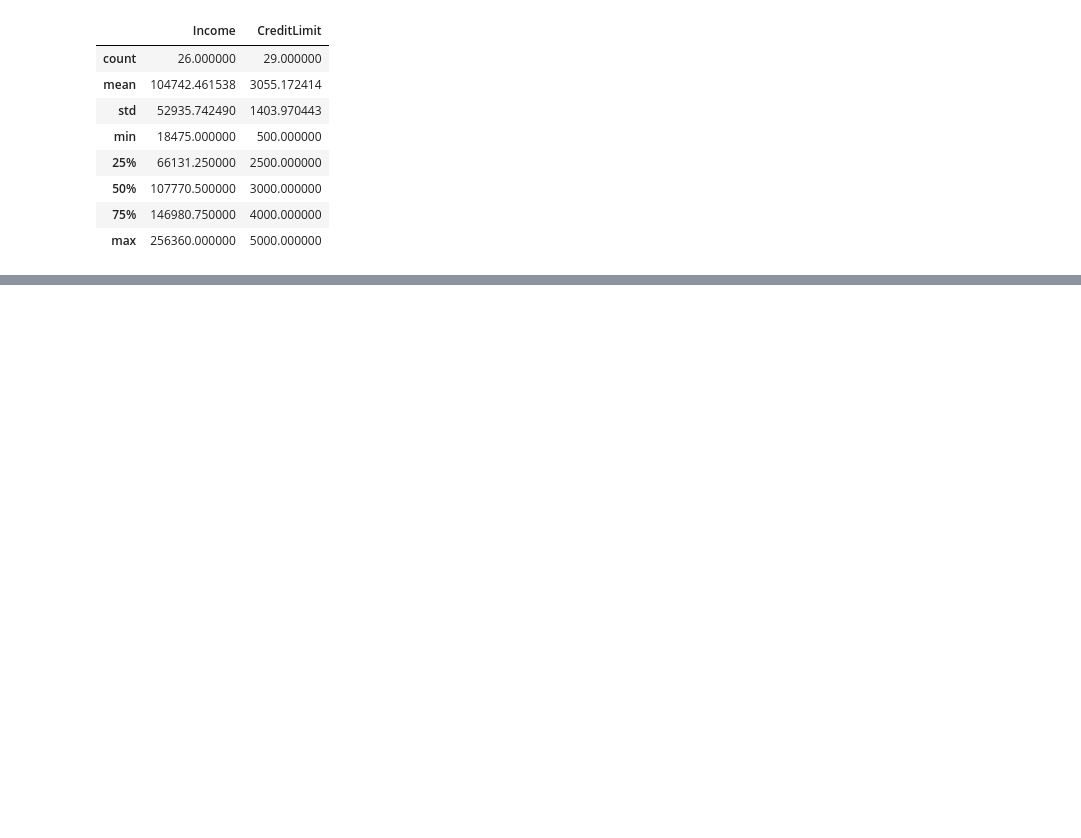
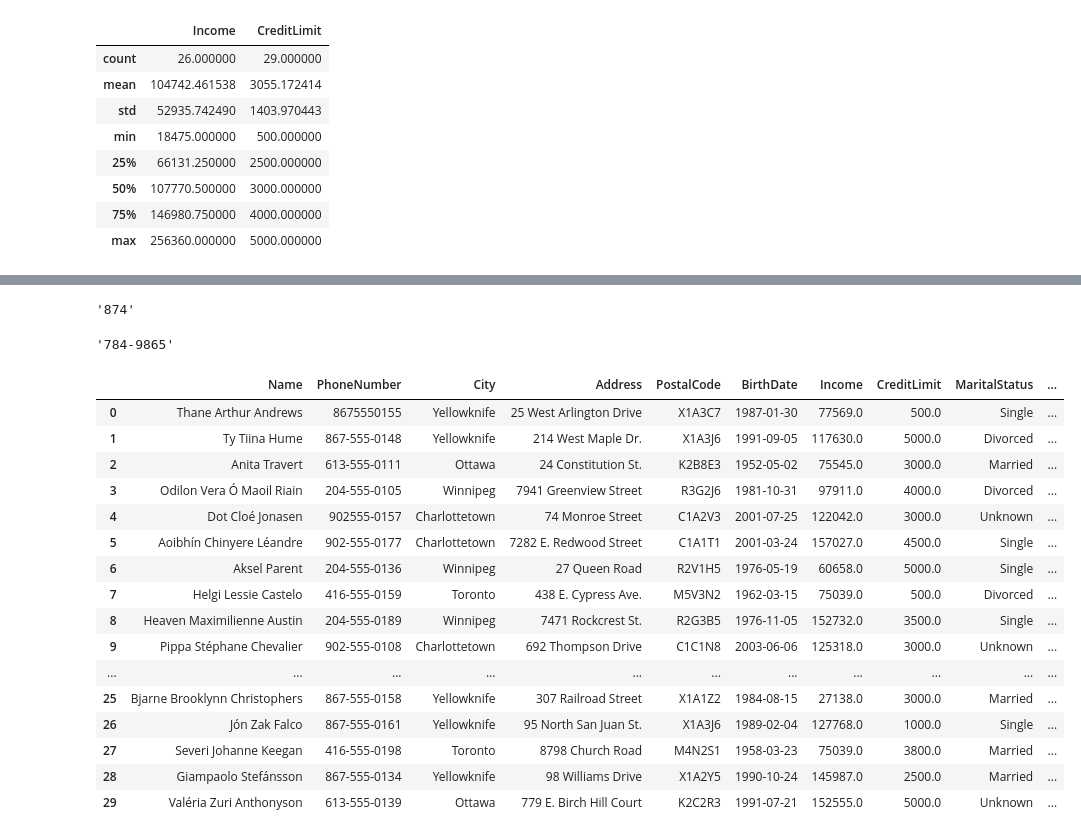
Before and after one commit to delinai/python_2, a Jupyter notebook: Nov14_2023/class1_datacleaning.ipynb, the cells around one changed output, grey strips where cells are left out. Cells and saved outputs as stored; diff of their text form; code cells hidden in the pictures; blank space fills up the shorter version.

```diff
--- a/Nov14_2023/class1_datacleaning.ipynb
+++ b/Nov14_2023/class1_datacleaning.ipynb
@@ -290,0 +304,2 @@ df2.describe()
+# %%
+pattern1 = re.compile(r'(\d{3})-(\d{3})-(\d{4})')
@@ -290,0 +314,17 @@ df2.describe()
+# %%
+def fix_phone(x):
+    pattern1 = re.compile(r'(\d{3})-(\d{3})-(\d{4})')
+    pattern2 = re.compile(r'(\d{3})-(\d{7})')
+    pattern3 = re.compile(r'(\d{6})-(\d{4})')
+    pattern4 = re.compile(r'(\d{10})')
+
+    if pattern1.search(x) != None:
+        return x
+    elif pattern2.search(x) != None:
+        return '-'.join([x[:7],x[7:]])
+    elif pattern3.search(x) != None:
+        return '-'.join([x[:3],x[3:]])
+    elif pattern4.search(x) != None:
+        return '-'.join([x[:3],x[3:6],x[6:]])
+    else:
+        return "Pattern not found"
@@ -290,0 +333,30 @@ df2.describe()
+# %%
+string[:3]
+# %% [output]
+'874'
+# %%
+string[3:]
+# %% [output]
+'784-9865'
+# %%
+df['PhoneNumber_New'] = df['PhoneNumber'].apply(fix_phone)
+# %%
+df
+# %% [output]
+|  | Name | PhoneNumber | City | Address | PostalCode | BirthDate | Income | CreditLimit | MaritalStatus | ... |
+| 0 | Thane Arthur Andrews | 8675550155 | Yellowknife | 25 West Arlington Drive | X1A3C7 | 1987-01-30 | 77569.0 | 500.0 | Single | ... |
+| 1 | Ty Tiina Hume | 867-555-0148 | Yellowknife | 214 West Maple Dr. | X1A3J6 | 1991-09-05 | 117630.0 | 5000.0 | Divorced | ... |
+| 2 | Anita Travert | 613-555-0111 | Ottawa | 24 Constitution St. | K2B8E3 | 1952-05-02 | 75545.0 | 3000.0 | Married | ... |
+| 3 | Odilon Vera Ó Maoil Riain | 204-555-0105 | Winnipeg | 7941 Greenview Street | R3G2J6 | 1981-10-31 | 97911.0 | 4000.0 | Divorced | ... |
+| 4 | Dot Cloé Jonasen | 902555-0157 | Charlottetown | 74 Monroe Street | C1A2V3 | 2001-07-25 | 122042.0 | 3000.0 | Unknown | ... |
+| 5 | Aoibhín Chinyere Léandre | 902-555-0177 | Charlottetown | 7282 E. Redwood Street | C1A1T1 | 2001-03-24 | 157027.0 | 4500.0 | Single | ... |
+| 6 | Aksel Parent | 204-555-0136 | Winnipeg | 27 Queen Road | R2V1H5 | 1976-05-19 | 60658.0 | 5000.0 | Single | ... |
+| 7 | Helgi Lessie Castelo | 416-555-0159 | Toronto | 438 E. Cypress Ave. | M5V3N2 | 1962-03-15 | 75039.0 | 500.0 | Divorced | ... |
+| 8 | Heaven Maximilienne Austin | 204-555-0189 | Winnipeg | 7471 Rockcrest St. | R2G3B5 | 1976-11-05 | 152732.0 | 3500.0 | Single | ... |
+| 9 | Pippa Stéphane Chevalier | 902-555-0108 | Charlottetown | 692 Thompson Drive | C1C1N8 | 2003-06-06 | 125318.0 | 3000.0 | Unknown | ... |
+| ... | ... | ... | ... | ... | ... | ... | ... | ... | ... | ... |
+| 25 | Bjarne Brooklynn Christophers | 867-555-0158 | Yellowknife | 307 Railroad Street | X1A1Z2 | 1984-08-15 | 27138.0 | 3000.0 | Married | ... |
+| 26 | Jón Zak Falco | 867-555-0161 | Yellowknife | 95 North San Juan St. | X1A3J6 | 1989-02-04 | 127768.0 | 1000.0 | Single | ... |
+| 27 | Severi Johanne Keegan | 416-555-0198 | Toronto | 8798 Church Road | M4N2S1 | 1958-03-23 | 75039.0 | 3800.0 | Married | ... |
+| 28 | Giampaolo Stefánsson | 867-555-0134 | Yellowknife | 98 Williams Drive | X1A2Y5 | 1990-10-24 | 145987.0 | 2500.0 | Married | ... |
+| 29 | Valéria Zuri Anthonyson | 613-555-0139 | Ottawa | 779 E. Birch Hill Court | K2C2R3 | 1991-07-21 | 152555.0 | 5000.0 | Unknown | ... |
```
Also changed, not shown: parts of 6 cells of this notebook, 1 other file.
